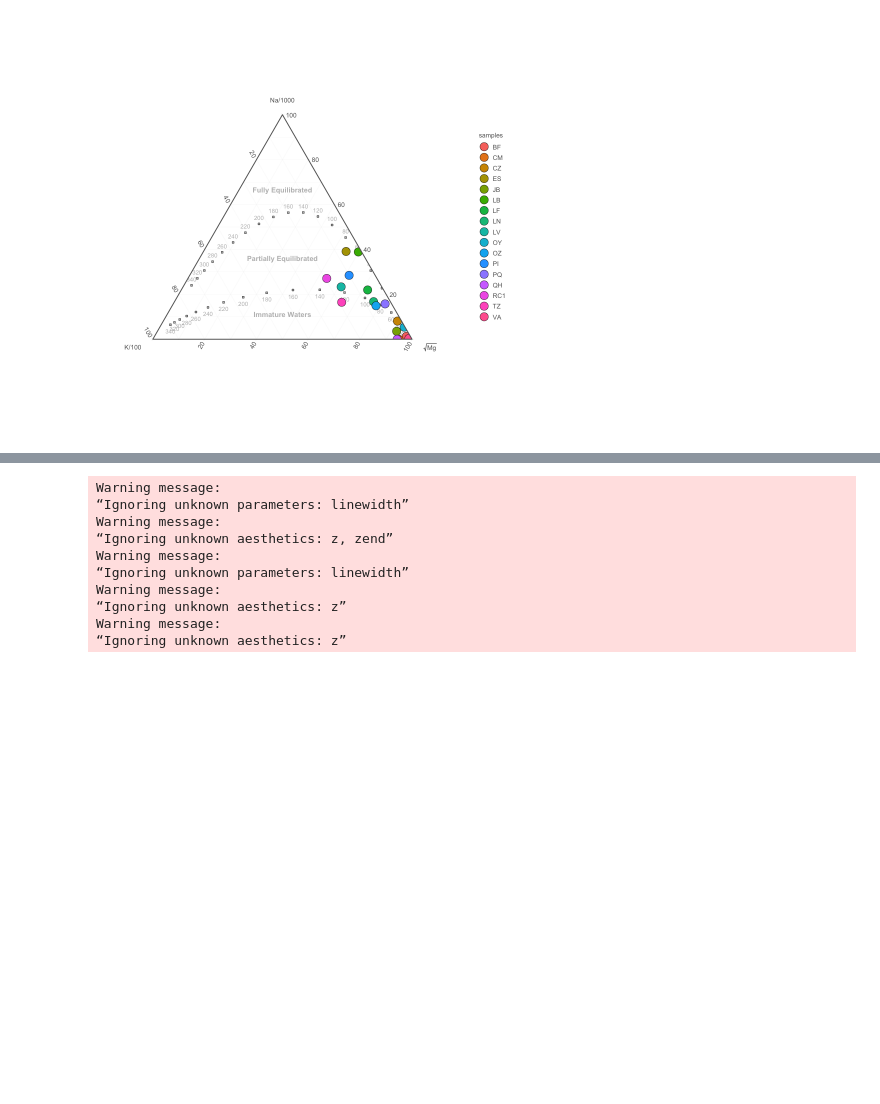
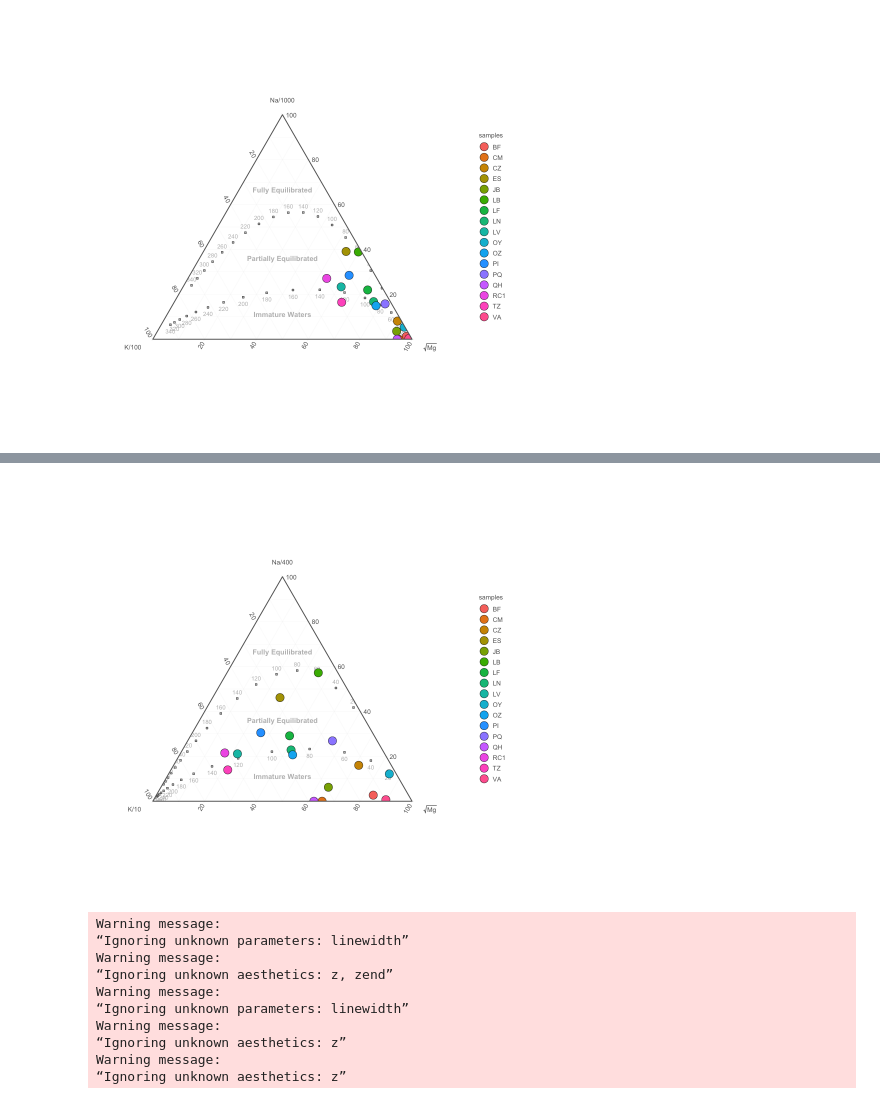
Before and after one commit to giovannellilab/geochem, a Jupyter notebook: notebooks/ARG23.ipynb, the cells around one changed output, grey strips where cells are left out. Saved outputs shown, nothing was run; the diff lists cells and outputs as text; code cells hidden in the pictures; blank space fills up the shorter version.

Commit message:
Add Duchi et al. 1995 plot

```diff
--- a/notebooks/ARG23.ipynb
+++ b/notebooks/ARG23.ipynb
@@ -347,3 +347,30 @@ figure_maturity
 Warning message:
 “Ignoring unknown aesthetics: z”
 [figure]
+# %%
+figure_maturity_duchi = plot_base_water_maturity(type="duchi") +
+    geom_point(
+        data=ic_df,
+        aes(
+            x=Potassium/10,
+            y=Sodium/400,
+            z=sqrt(Magnesium),
+            fill=ID
+        ),
+        size=4.5,
+        shape=21,
+        stroke=0.3
+    ) +
+    theme_glab()
+
+ggsave(
+    filename=file.path(
+        "../figures",
+        paste0(PROJECT_NAME, "-water-maturity-duchi.png")
+    ),
+    width=7,
+    height=7
+)
+
+figure_maturity_duchi
+# %% [output]
@@ -350,3 +379,4 @@ Warning message:
+[figure, added]
 # %%
 figure_gigg_anions = plot_base_gigg_anions() +
     geom_point(
```
Also changed, not shown: parts of 2 cells of this notebook, 3 other files.
